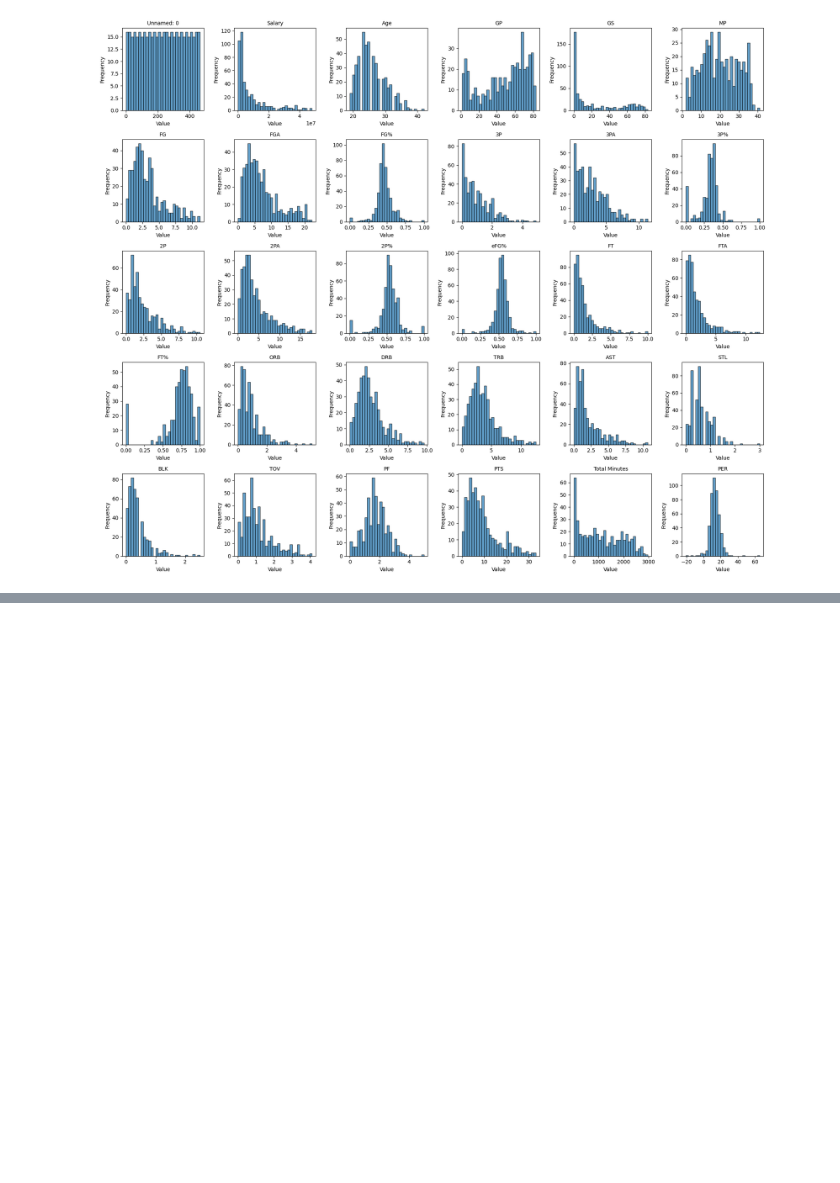
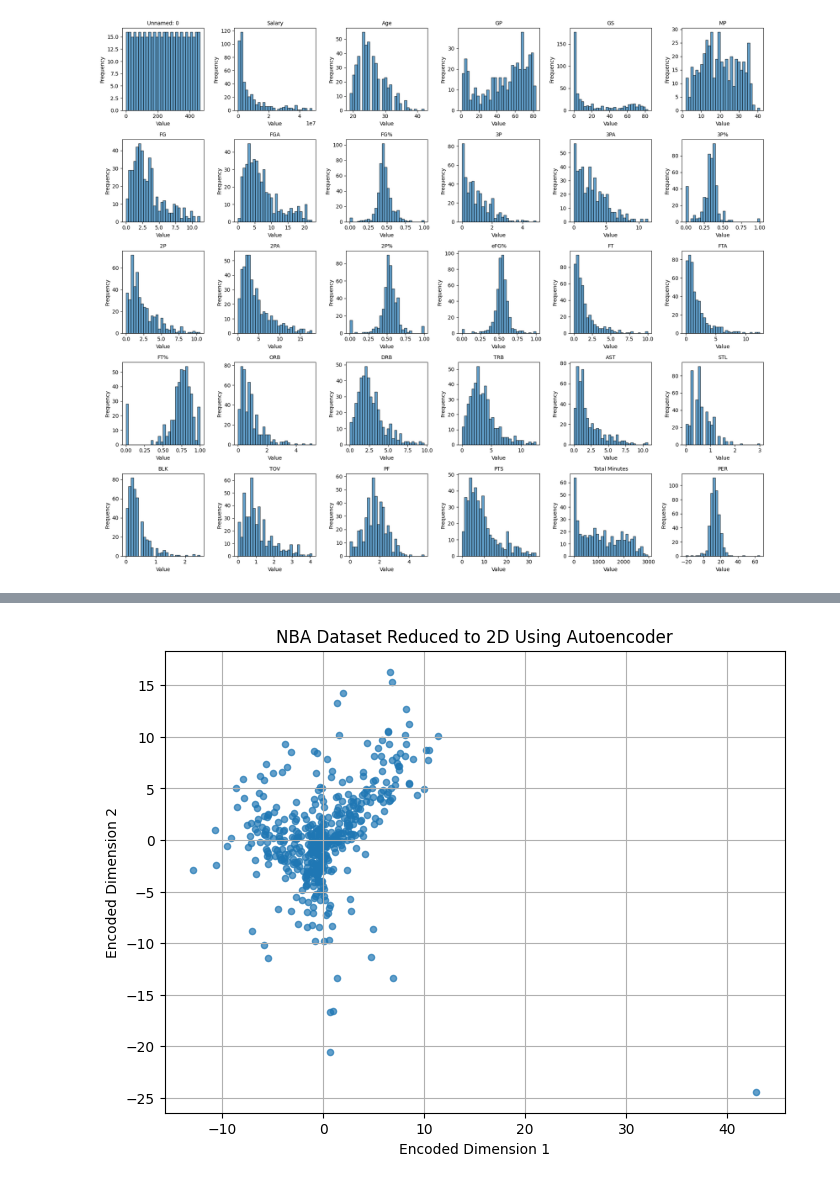
Before and after one commit to jamesofcode/nba-dimensionality-reduction, a Jupyter notebook: assignment2.ipynb, the cells around one changed output, grey strips where cells are left out. Cells and saved outputs as stored; diff of their text form; code cells hidden in the pictures; blank space fills up the shorter version.

```diff
--- a/assignment2.ipynb
+++ b/assignment2.ipynb
@@ -177,0 +213,9 @@ plt.show()
+# %%
+# Drop non-numeric or identifier columns that aren’t useful for dimensionality reduction
+dropCols = ["Player Name", "Team", "Position"]
+dfNumeric = dfCleaned.drop(columns=dropCols, errors="ignore")
+
+# Standardize numeric features
+scaler = StandardScaler()
+xScaled = scaler.fit_transform(dfNumeric)
+xTrain, xTest = train_test_split(xScaled, test_size=0.2, random_state=42)
@@ -177,0 +259,10 @@ plt.show()
+# %%
+history = autoencoder.fit(
+    xTrain, xTrain,
+    epochs=50,
+    batch_size=32,
+    validation_data=(xTest, xTest),
+    verbose=0
+)
+
+X_encoded = encoder.predict(xScaled)
@@ -177,0 +271,10 @@ plt.show()
+# %%
+plt.figure(figsize=(8,6))
+plt.scatter(X_encoded[:,0], X_encoded[:,1], s=20, alpha=0.7)
+plt.title("NBA Dataset Reduced to 2D Using Autoencoder")
+plt.xlabel("Encoded Dimension 1")
+plt.ylabel("Encoded Dimension 2")
+plt.grid(True)
+plt.show()
+# %% [output]
+[figure, added]
```
Also changed, not shown: parts of 13 cells of this notebook.
